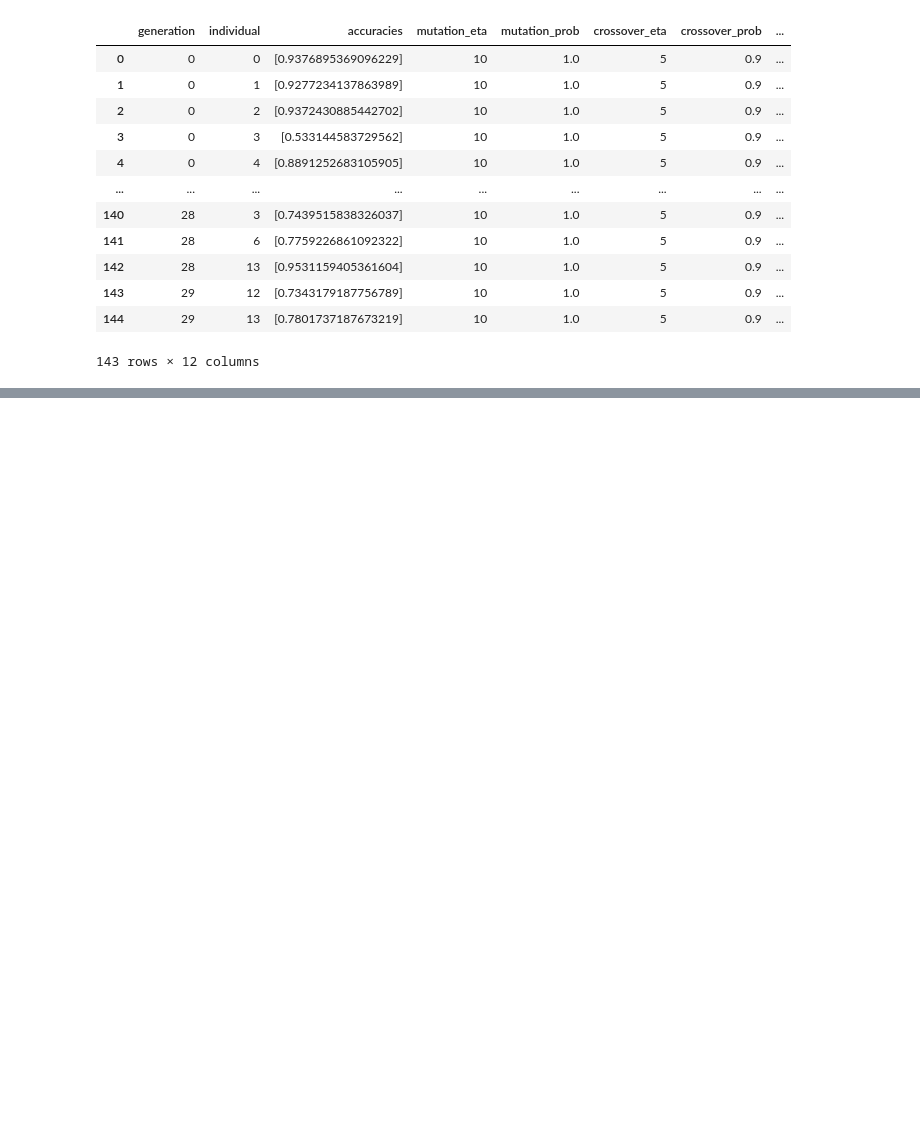
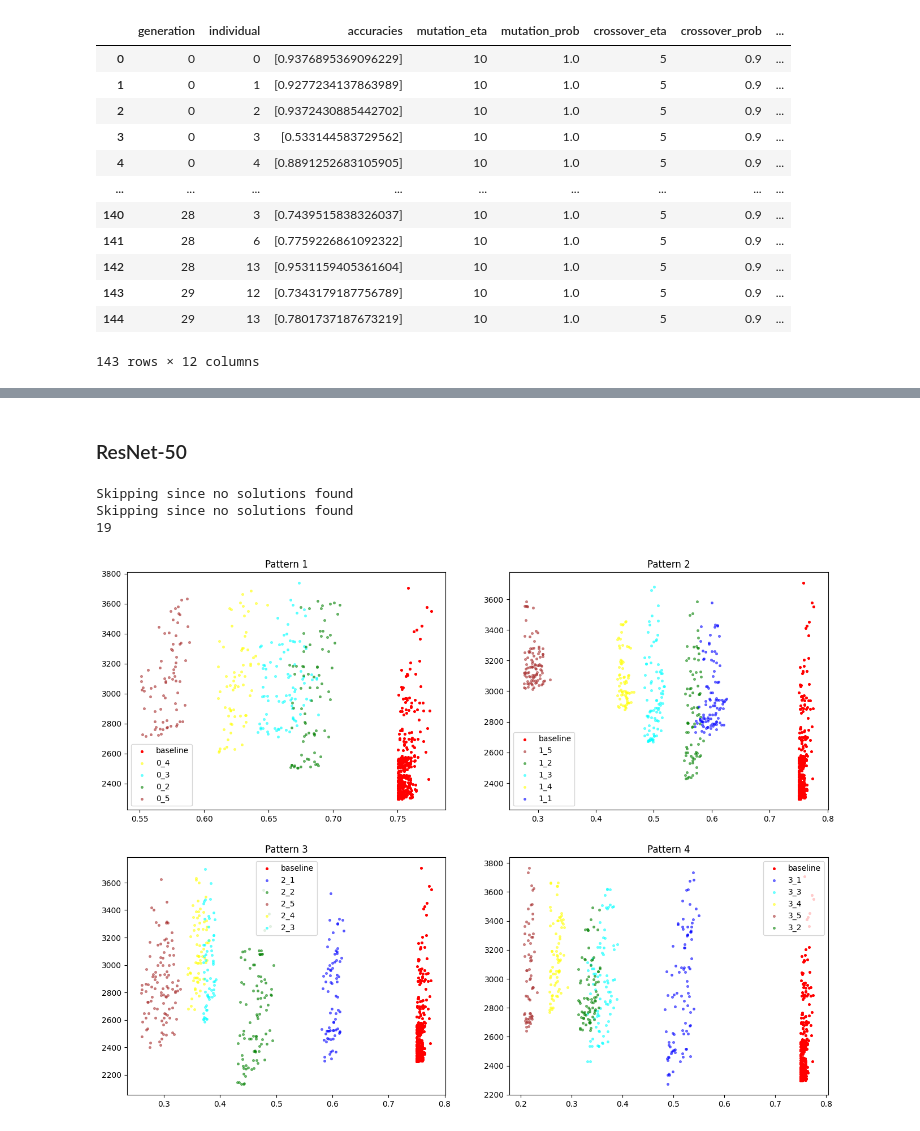
Before and after one commit to itiv-kit/dnn-model-exploration, a Jupyter notebook: evaluation_scripts/analyse_weather.ipynb, the cells around one changed output, grey strips where cells are left out. Saved outputs shown, nothing was run; the diff lists cells and outputs as text; code cells hidden in the pictures; blank space fills up the shorter version.

```diff
--- a/evaluation_scripts/analyse_weather.ipynb
+++ b/evaluation_scripts/analyse_weather.ipynb
@@ -113,0 +116,57 @@ for i, a in enumerate(ax.reshape(-1)):
+# %% [markdown]
+### ResNet-50
+# %%
+import pandas as pd
+import os
+from model_explorer.result_handling.collect_results import collect_results
+
+path = '/home/oq4116/projekte/ai-hardware-accelerators/mixed-precision-dnns/results/exploration_sweep_2023-04-28_10-00'
+data = {}
+
+for i, file in enumerate(os.listdir(path)):
+    try:
+        r = collect_results(os.path.join(path, file))
+        _, _, c, _, s = file.split('_')
+
+        df = r.to_dataframe()
+        df[['acc_class']] = pd.DataFrame(df.accuracies.tolist(), index=df.index)
+        df = df[df['acc_class'] > r.accuracy_limit]
+
+        data[i] = {
+            'condition': c,
+            'severity': s.split('.')[0],
+            'data' : df
+        }
+    except:
+        print("Skipping since no solutions found")
+
+print(len(data.items()))
+# %% [output]
+Skipping since no solutions found
+Skipping since no solutions found
+19
+# %%
+baseline_path = '/home/oq4116/projekte/ai-hardware-accelerators/mixed-precision-dnns/old_results/results_resnet50_isvlsi/expl_quantization_problem_resnet50_imagenet_2023-03-12_19-50.pkl'
+r = collect_results(baseline_path)
+df_baseline = r.to_dataframe()
+df_baseline[['acc_class']] = pd.DataFrame(df_baseline.accuracies.tolist(), index=df_baseline.index)
+df_baseline = df_baseline[df_baseline['acc_class'] > r.accuracy_limit]
+# %%
+import matplotlib.pyplot as plt
+
+fig, ax = plt.subplots(nrows=2, ncols=2, figsize=(16,12))
+
+clrs = {0: 'blue', 1: 'green', 2:'cyan', 3: 'yellow', 4:'brown'}
+ax = ax.reshape(-1)
+
+for i, a in enumerate(ax.reshape(-1)):
+    # a.set_ylim((1500,5000))
+    # a.set_xlim((0.69,0.98))
+    a.scatter(df_baseline['acc_class'], df_baseline['F_0'], s=7, c='red', label='baseline')
+    for d in data.values():
+        if int(d['condition']) == i:
+            a.scatter(d['data']['acc_class'], d['data']['F_1'], alpha=0.5, s=7, c=clrs[int(d['severity']) - 1], label=f'{d["condition"]}_{d["severity"]}')
+    a.legend()
+    a.set_title(f"Pattern {i+1}")
+# %% [output]
+[figure, added]
```
Also changed, not shown: parts of 2 cells of this notebook, 9 other files.
